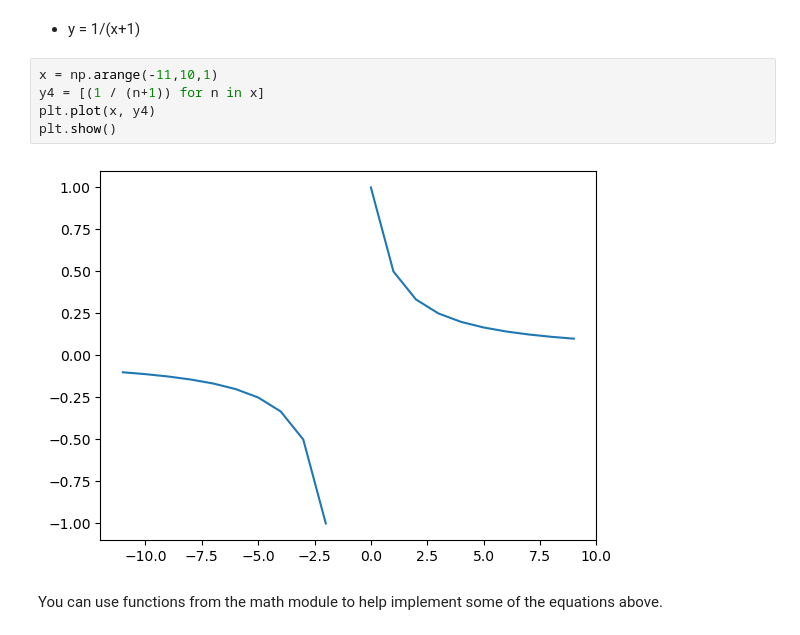
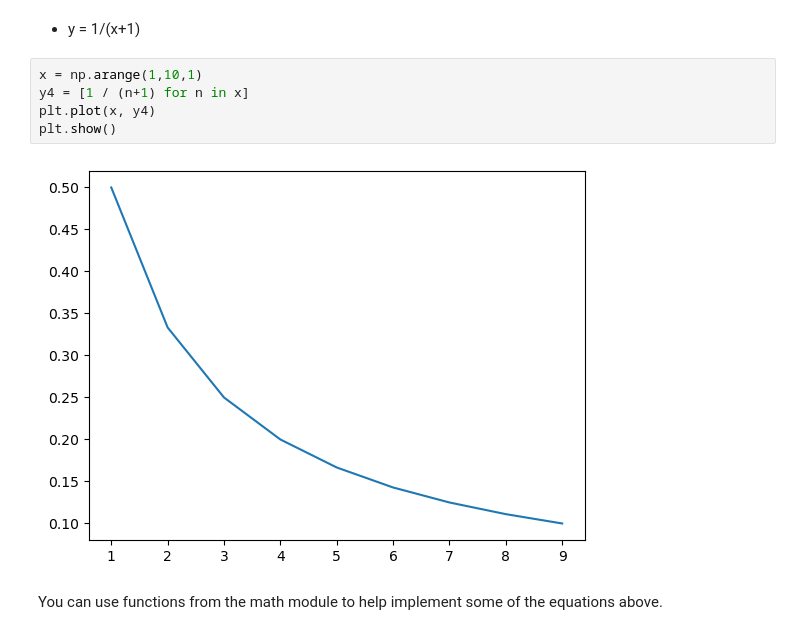
Before and after one commit to Joshua-Click/dumpy-pandas-visualization-exercises, a Jupyter notebook: matplotlib_exercises.ipynb, the cells around one changed output. Drawn from its saved outputs; the diff is of its cells as text.

```diff
--- a/matplotlib_exercises.ipynb
+++ b/matplotlib_exercises.ipynb
@@ -51,12 +51,12 @@ plt.plot(x,y3)
 # %% [markdown]
 * y = 1/(x+1)
 # %%
-x = np.arange(-11,10,1)
-y4 = [(1 / (n+1)) for n in x]
+x = np.arange(1,10,1)
+y4 = [1 / (n+1) for n in x]
 plt.plot(x, y4)
 plt.show()
 # %% [output]
-[figure, old version]
+[figure, new version]
 # %% [markdown]
 You can use functions from the math module to help implement some of the equations above.
 # %% [markdown]
```
Also changed, not shown: parts of 2 cells of this notebook.
